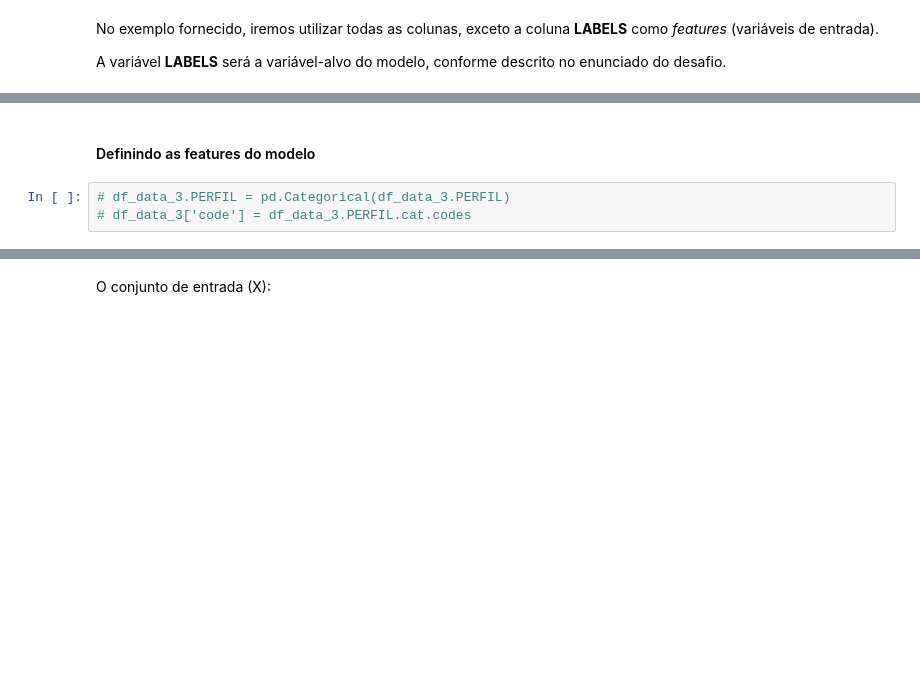
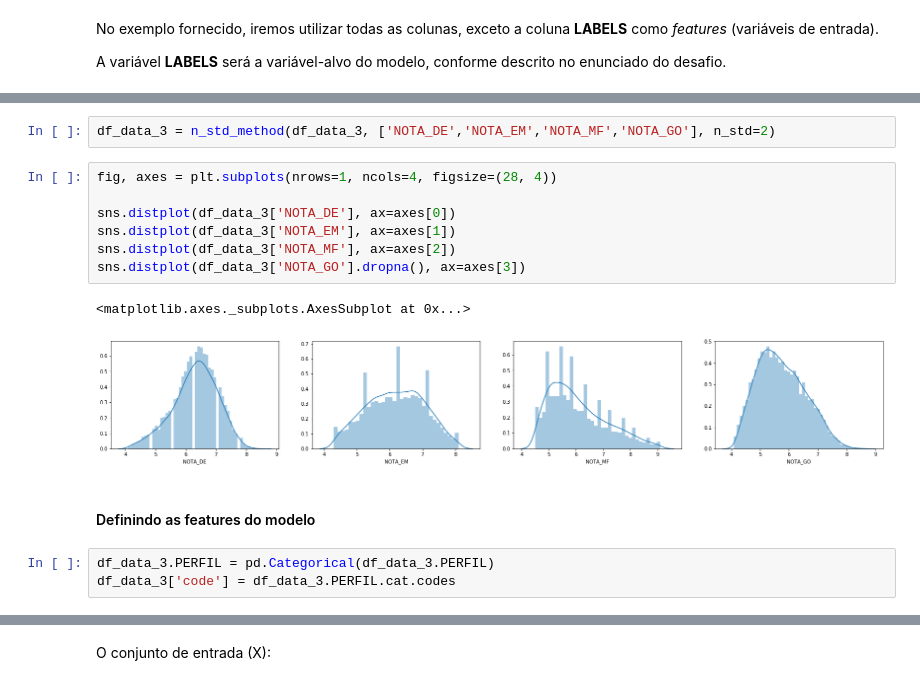
Before and after one commit to Lucarovitch/uninassau, a Jupyter notebook: Assets/Notebooks/parte-1.ipynb, the cells around one changed output, grey strips where cells are left out. Drawn from its saved outputs; the diff is of its cells as text; blank space fills up the shorter version.

```diff
--- a/Assets/Notebooks/parte-1.ipynb
+++ b/Assets/Notebooks/parte-1.ipynb
@@ -427,5 +427,17 @@ A variável **LABELS** será a variável-alvo do modelo, conforme descrito no en
+# %%
+df_data_3 = n_std_method(df_data_3, ['NOTA_DE','NOTA_EM','NOTA_MF','NOTA_GO'], n_std=2)
+# %%
+fig, axes = plt.subplots(nrows=1, ncols=4, figsize=(28, 4))
+
+sns.distplot(df_data_3['NOTA_DE'], ax=axes[0])
+sns.distplot(df_data_3['NOTA_EM'], ax=axes[1])
+sns.distplot(df_data_3['NOTA_MF'], ax=axes[2])
+sns.distplot(df_data_3['NOTA_GO'].dropna(), ax=axes[3])
+# %% [output]
+<matplotlib.axes._subplots.AxesSubplot at 0x...>
+[figure, added]
 # %% [markdown]
 #### Definindo as features do modelo
 # %%
-# df_data_3.PERFIL = pd.Categorical(df_data_3.PERFIL)
-# df_data_3['code'] = df_data_3.PERFIL.cat.codes
+df_data_3.PERFIL = pd.Categorical(df_data_3.PERFIL)
+df_data_3['code'] = df_data_3.PERFIL.cat.codes
```
Also changed, not shown: parts of 20 cells of this notebook.
